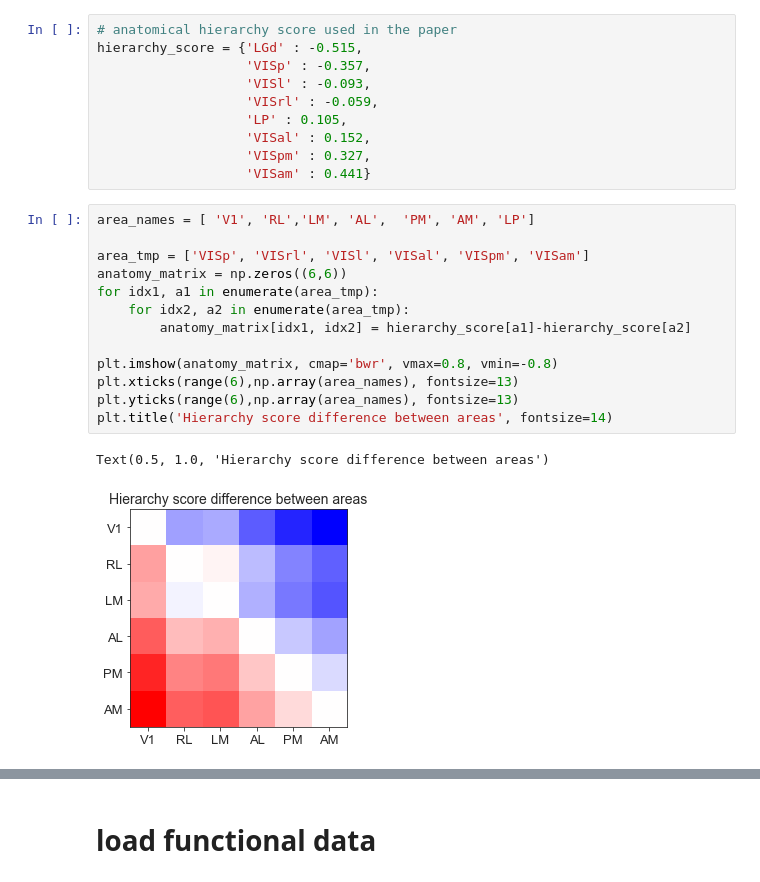
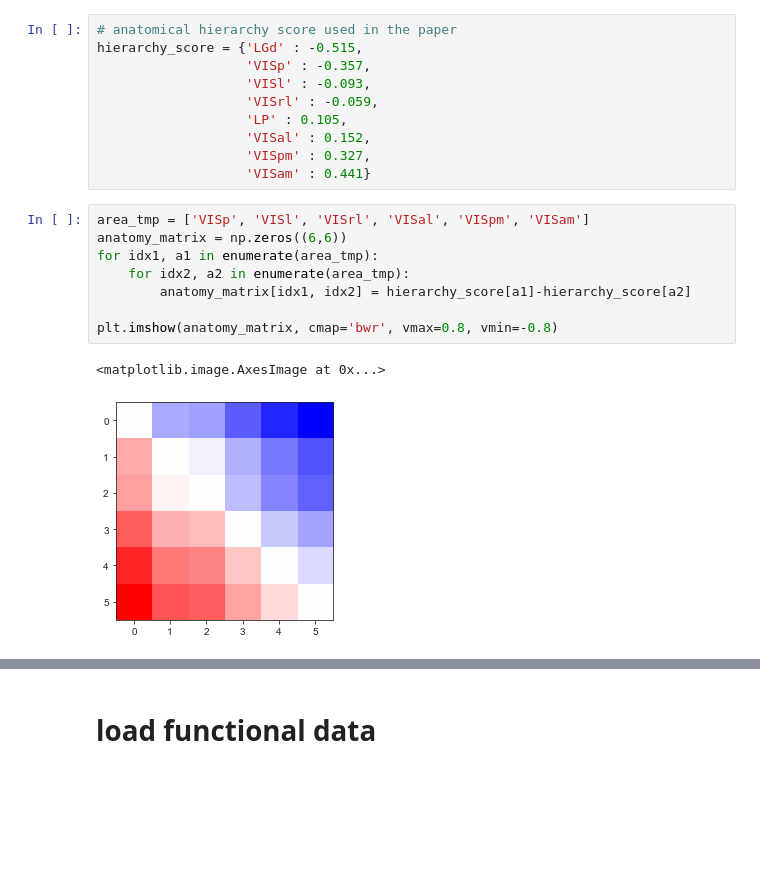
Before and after one commit to AllenInstitute/neuropixels_platform_paper, a Jupyter notebook: Figure2/comparison_anatomical_functional_connectivity_final.ipynb, the cells around one changed output, grey strips where cells are left out. Cells and saved outputs as stored; diff of their text form; blank space fills up the shorter version.

```diff
--- a/Figure2/comparison_anatomical_functional_connectivity_final.ipynb
+++ b/Figure2/comparison_anatomical_functional_connectivity_final.ipynb
@@ -23,18 +25,13 @@ hierarchy_score = {'LGd' : -0.515,
                    'VISpm' : 0.327,
                    'VISam' : 0.441}
 # %%
-area_names = [ 'V1', 'RL','LM', 'AL',  'PM', 'AM', 'LP']
-
-area_tmp = ['VISp', 'VISrl', 'VISl', 'VISal', 'VISpm', 'VISam']
+area_tmp = ['VISp', 'VISl', 'VISrl', 'VISal', 'VISpm', 'VISam']
 anatomy_matrix = np.zeros((6,6))
 for idx1, a1 in enumerate(area_tmp):
     for idx2, a2 in enumerate(area_tmp):
         anatomy_matrix[idx1, idx2] = hierarchy_score[a1]-hierarchy_score[a2]
 
 plt.imshow(anatomy_matrix, cmap='bwr', vmax=0.8, vmin=-0.8)
-plt.xticks(range(6),np.array(area_names), fontsize=13)
-plt.yticks(range(6),np.array(area_names), fontsize=13)
-plt.title('Hierarchy score difference between areas', fontsize=14)
 # %% [output]
-Text(0.5, 1.0, 'Hierarchy score difference between areas')
+<matplotlib.image.AxesImage at 0x...>
-[figure, old version]
+[figure, new version]
```
Also changed, not shown: parts of 7 cells of this notebook.
